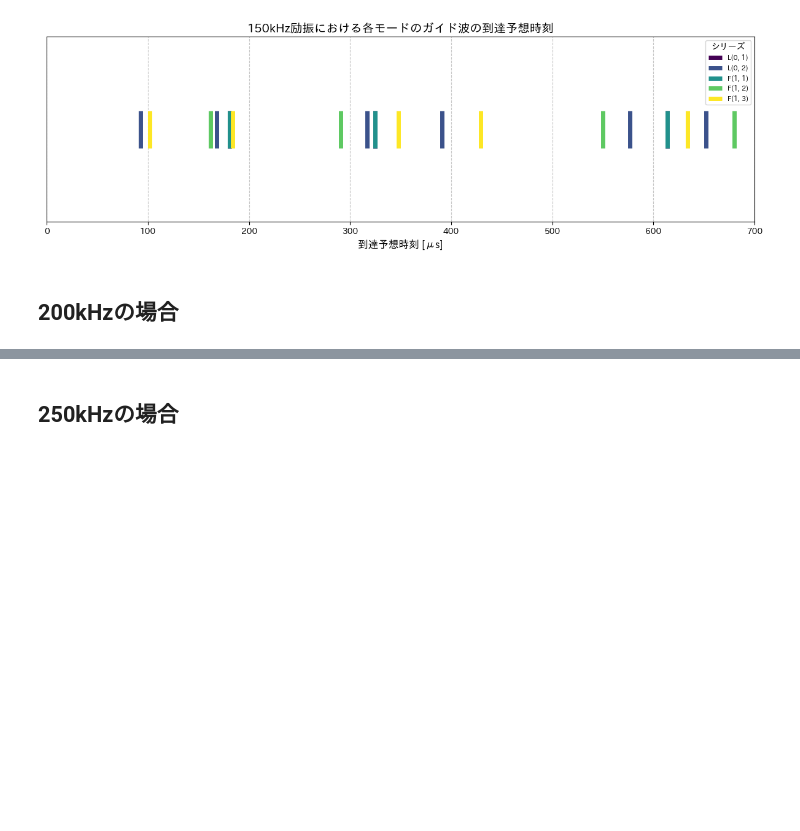
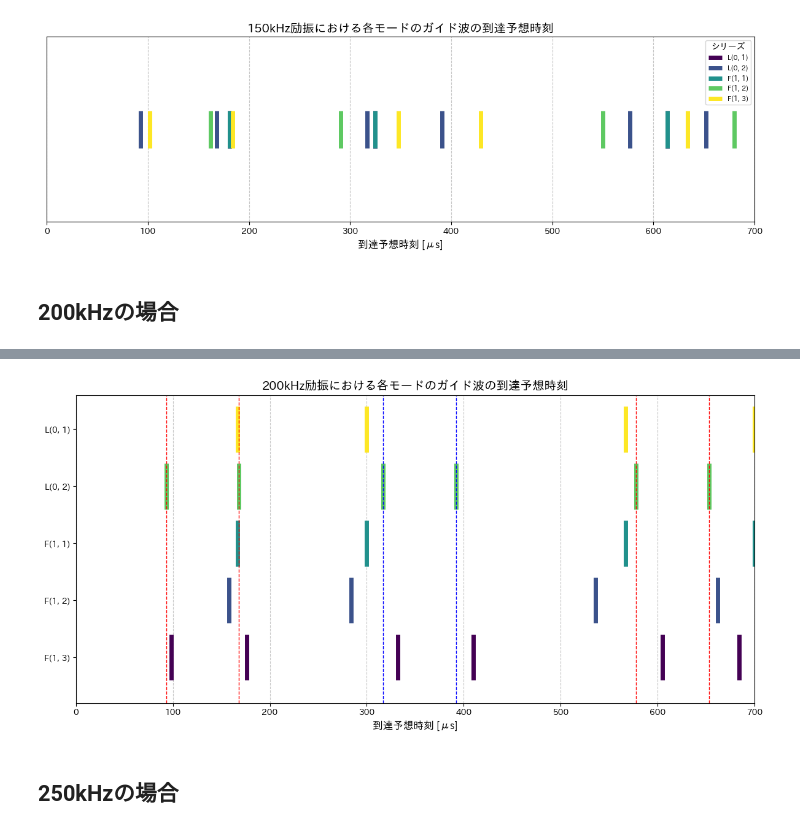
Before and after one commit to magmag1351/HatsukadeLab, a Jupyter notebook: Research/timestamp.ipynb, the cells around one changed output, grey strips where cells are left out. Cells and saved outputs as stored; diff of their text form; code cells hidden in the pictures; blank space fills up the shorter version.

```diff
--- a/Research/timestamp.ipynb
+++ b/Research/timestamp.ipynb
@@ -175,3 +188,93 @@ plt.savefig(title_name + '.png')
+# %%
+import pandas as pd
+import matplotlib.pyplot as plt
+import numpy as np
+
+# -----------------
+# 1. データ準備
+# -----------------
+data = [
+    [167, 93, 167, 158, 98],
+    [300, 168, 300, 284, 176],
+    [567, 317, 567, 536, 332],
+    [700, 392, 700, 662, 410],
+    [1033, 578, 1033, 978, 605],
+    [1167, 653, 1167, 1104, 684]
+]
+
+new_series_names = ['L(0, 1)', 'L(0, 2)', 'F(1, 1)', 'F(1, 2)', 'F(1, 3)']
+df = pd.DataFrame(data, columns=new_series_names)
+df_melted = df.melt(var_name='シリーズ', value_name='タイムスタンプ')
+
+# -----------------
+# 2. プロット作成
+# -----------------
+plt.figure(figsize=(12, 6))
+
+series_names = df.columns
+num_series = len(series_names)
+
+try:
+    colors = plt.colormaps.get_cmap('viridis')
+except AttributeError:
+    colors = plt.get_cmap('viridis')
+
+# ★★ シリーズごとに縦位置を変えるための設定 ★★
+ROW_HEIGHT = 0.12
+GAP = 0.03
+
+for i, series in enumerate(series_names[::-1]):
+    series_data = df_melted[df_melted['シリーズ'] == series]
+
+    # シリーズごとの Y 座標帯
+    ymin = i * (ROW_HEIGHT + GAP)
+    ymax = ymin + ROW_HEIGHT
+
+    # 色
+    normalized_index = i / (num_series - 1) if num_series > 1 else 0.5
+
+    # vlines を縦位置ごとに表示
+    plt.vlines(
+        x=series_data['タイムスタンプ'],
+        ymin=ymin,
+        ymax=ymax,
+        color=colors(normalized_index),
+        linewidth=5,
+        label=series
+    )
+
+# ガイド波の予想時刻（赤線）
+x_lines = [93, 168, 578, 653]
+for x in x_lines:
+    plt.axvline(x=x, color='red', linestyle='--', linewidth=1)
+
+# 欠陥の到達予想時刻（青線）
+x_lines_defect = [317, 392]
+for x in x_lines_defect:
+    plt.axvline(x=x, color='blue', linestyle='--', linewidth=1)
+
+# 軸ラベルとタイトル
+plt.xlabel('到達予想時刻 [μs]', fontsize=12)
+title_name = '200kHz励振における各モードのガイド波の到達予想時刻'
+plt.title(title_name, fontsize=14)
+
+# Y軸調整
+plt.yticks(
+    [i * (ROW_HEIGHT + GAP) + ROW_HEIGHT/2 for i in range(num_series)],
+    series_names[::-1],
+    fontsize=10
+)
+
+extra_space = ROW_HEIGHT / 2
+plt.ylim(-extra_space, num_series * (ROW_HEIGHT + GAP))
+plt.xlim(0, 700)
+
+plt.grid(axis='x', linestyle='--', alpha=0.7)
+plt.tight_layout()
+plt.savefig(title_name + '.png')
+# plt.show()
+# %% [output]
+[figure, added]
 # %% [markdown]
 ## 250kHzの場合
 # %%
```
Also changed, not shown: parts of 2 cells of this notebook, 5 other files.
